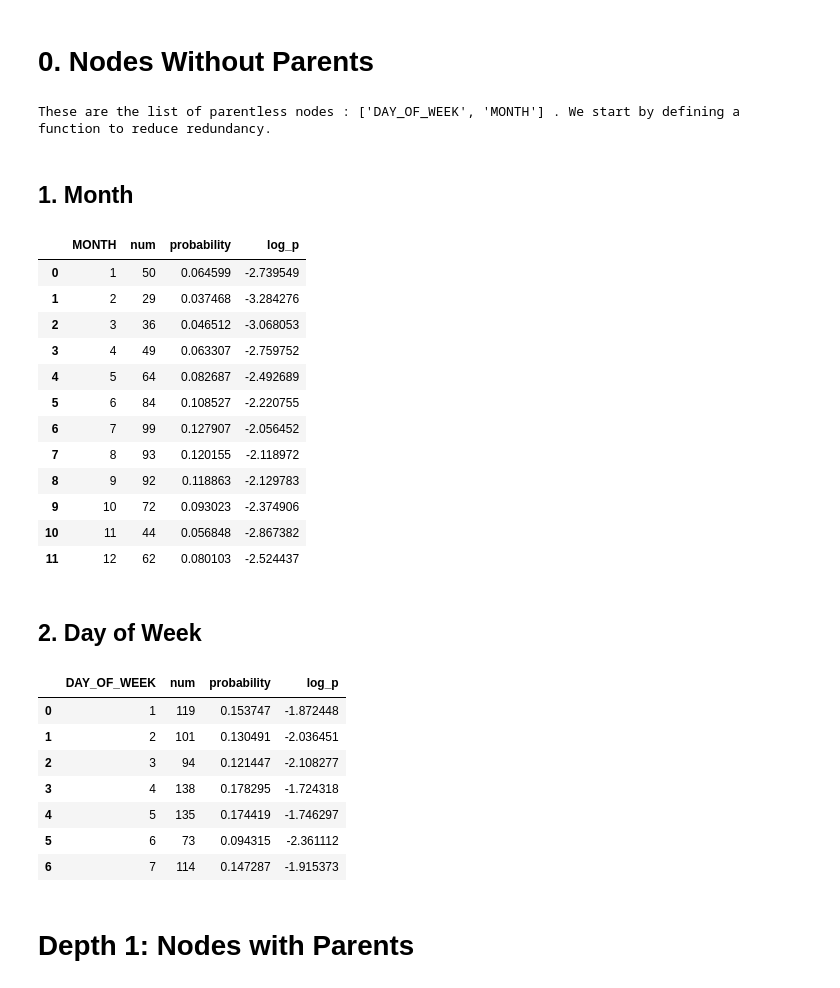
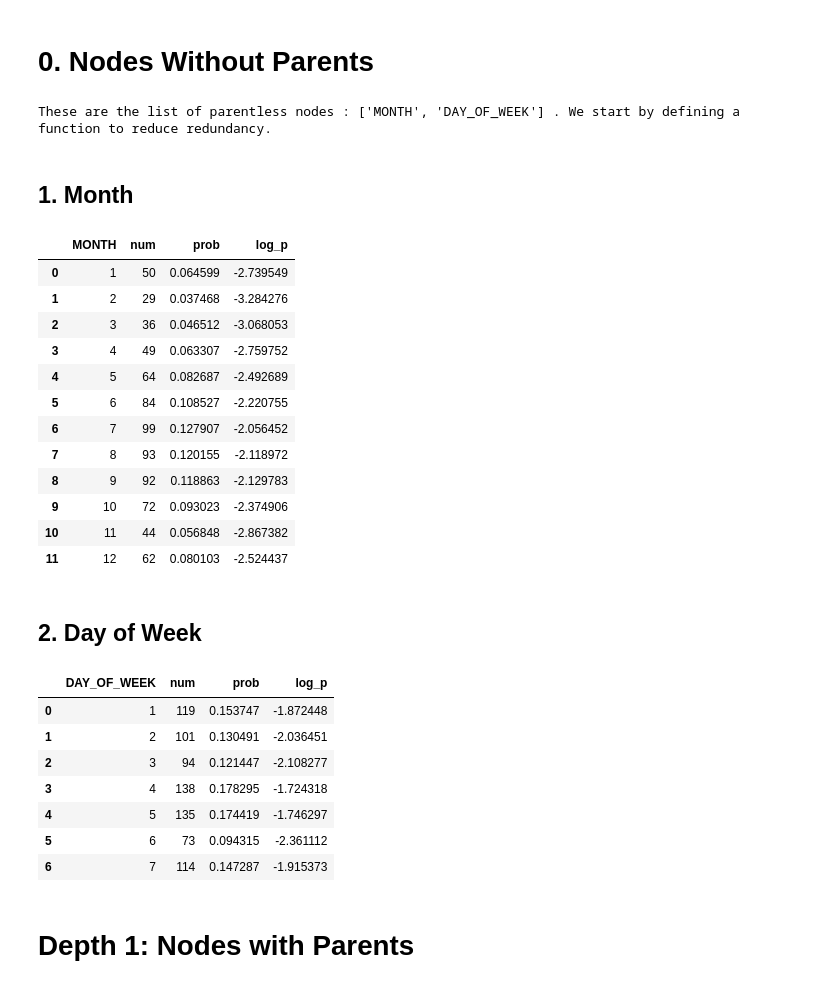
Before and after one commit to dy-choi/Flight-Delay-Analysis, a Jupyter notebook: BayesianNetworkAnalysis.ipynb, the cells around one changed output. Drawn from its saved outputs; the diff is of its cells as text; code cells hidden in the pictures.

```diff
--- a/BayesianNetworkAnalysis.ipynb
+++ b/BayesianNetworkAnalysis.ipynb
@@ -25,16 +8,16 @@ visited_set = set()
 # %% [markdown]
 # 0. Nodes Without Parents
 # %%
-print("These are the list of parentless nodes :", nodes_no_parents,". We start by defining a function to reduce redundancy.")
+print("These are the list of parentless nodes :", cpt.get_parentless_nodes(),". We start by defining a function to reduce redundancy.")
 # %% [output]
-These are the list of parentless nodes : ['DAY_OF_WEEK', 'MONTH'] . We start by defining a function to reduce redundancy.
+These are the list of parentless nodes : ['MONTH', 'DAY_OF_WEEK'] . We start by defining a function to reduce redundancy.
 # %% [markdown]
 ## 1. Month
 # %%
-month_df, visited, nodes_set = cpt.parentless_CPT('MONTH', visited_set, nodes_set)
+month_df = cpt.parentless_CPT('MONTH')
 month_df
 # %% [output]
-|  | MONTH | num | probability | log_p |
+|  | MONTH | num | prob | log_p |
 | 0 | 1 | 50 | 0.064599 | -2.739549 |
 | 1 | 2 | 29 | 0.037468 | -3.284276 |
 | 2 | 3 | 36 | 0.046512 | -3.068053 |
@@ -50,10 +33,10 @@ month_df
 # %% [markdown]
 ## 2. Day of Week
 # %%
-day_of_week_df, visited, nodes_set = cpt.parentless_CPT('DAY_OF_WEEK', visited_set, nodes_set)
+day_of_week_df = cpt.parentless_CPT('DAY_OF_WEEK')
 day_of_week_df
 # %% [output]
-|  | DAY_OF_WEEK | num | probability | log_p |
+|  | DAY_OF_WEEK | num | prob | log_p |
 | 0 | 1 | 119 | 0.153747 | -1.872448 |
 | 1 | 2 | 101 | 0.130491 | -2.036451 |
 | 2 | 3 | 94 | 0.121447 | -2.108277 |
```
Also changed, not shown: parts of 54 cells of this notebook, 1 other file.
